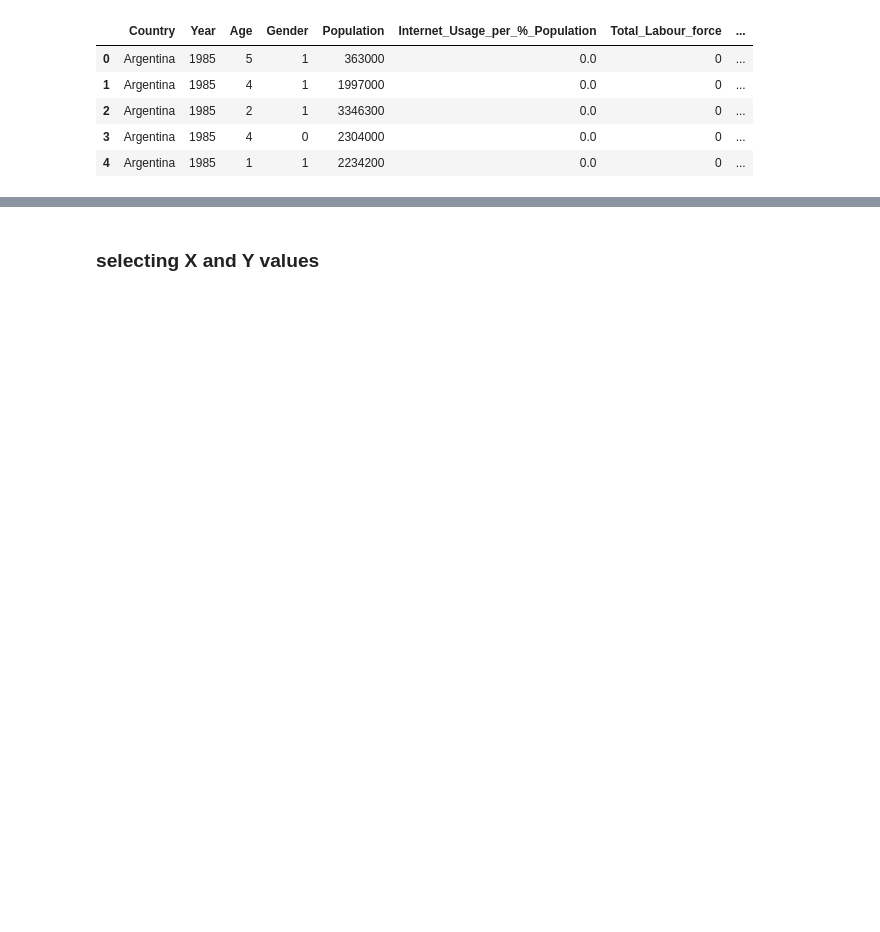
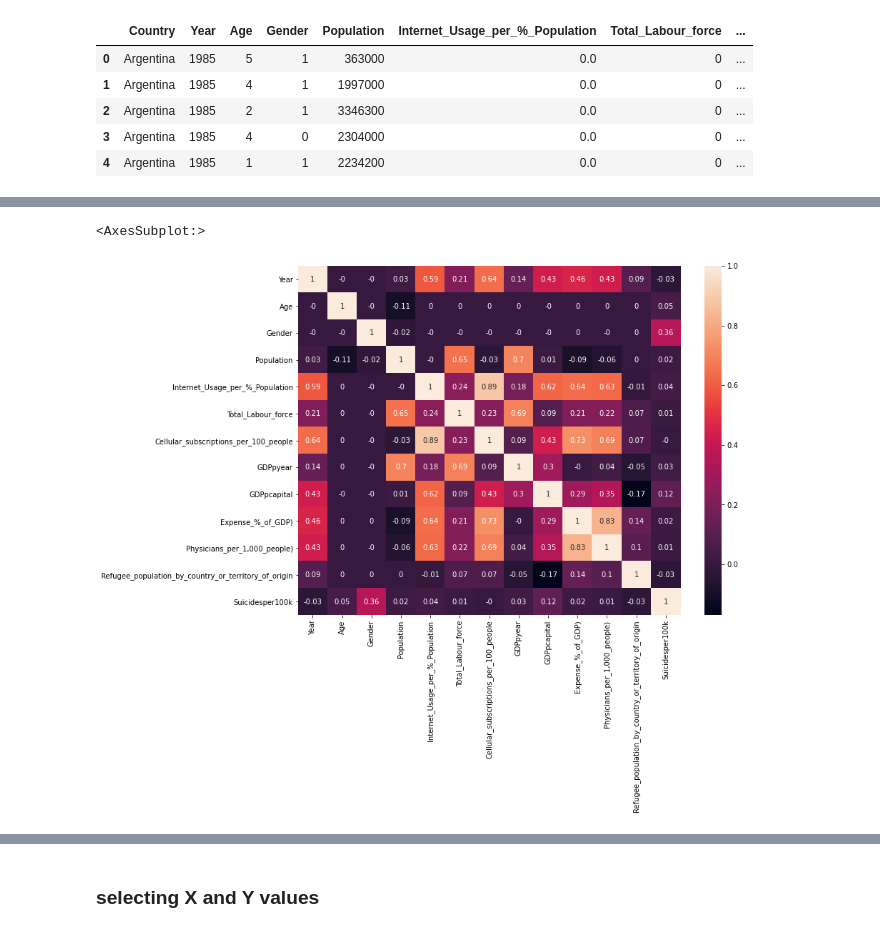
Before and after one commit to daasdemha/Sucide_prediction, a Jupyter notebook: X_and_y_selection.ipynb, the cells around one changed output, grey strips where cells are left out. Drawn from its saved outputs; the diff is of its cells as text; code cells hidden in the pictures; blank space fills up the shorter version.

Commit message:
model improved after correlation plot

```diff
--- a/X_and_y_selection.ipynb
+++ b/X_and_y_selection.ipynb
@@ -364,3 +392,11 @@ sucidedataframe['Suicidesper100k'] = sucidedataframe['Suicidesper100k'].astype(n
+# %%
+sucidedataframe['GDPpyear'] = sucidedataframe['GDPpyear'].astype(np.int64)  # converting float to int.
+# %%
+sucidedataframe['Expense_%_of_GDP)'] = sucidedataframe['Expense_%_of_GDP)'].astype(np.int64)  # converting float to int.
+# %%
+sucidedataframe['Physicians_per_1,000_people)'] = sucidedataframe['Physicians_per_1,000_people)'].astype(np.int64)  # converting float to int.
+# %%
+sucidedataframe['Refugee_population_by_country_or_territory_of_origin'] = sucidedataframe['Refugee_population_by_country_or_territory_of_origin'].astype(np.int64)  # converting float to int.
 # %%
 sucidedataframe.info()  # checking Basic information on the dataframe being procesed.
 # %% [output]
@@ -382,0 +420,7 @@ memory usage: 937.8+ KB
+# %%
+plt.figure(figsize = (12,9))  # sets the size of the matrix
+correlation_matrix = sucidedataframe.corr().round(2)  # creates the correlation matrix
+sns.heatmap(data = correlation_matrix, annot = True)  # shows correlation matrix
+# %% [output]
+<AxesSubplot:>
+[figure, added]
```
Also changed, not shown: parts of 56 cells of this notebook, 1 other file.
